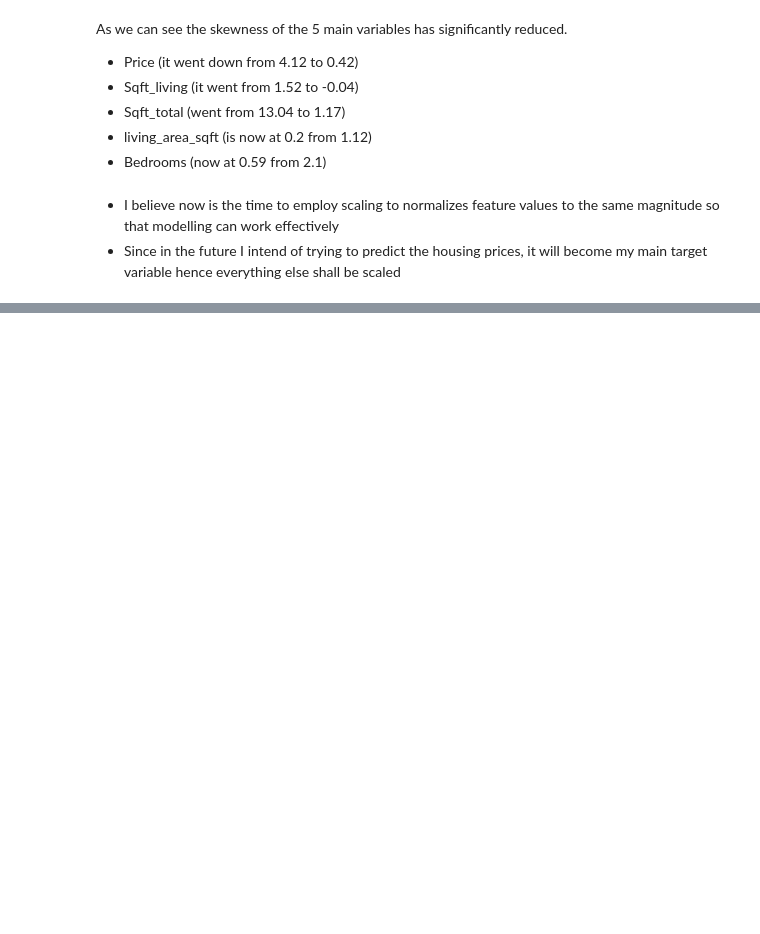
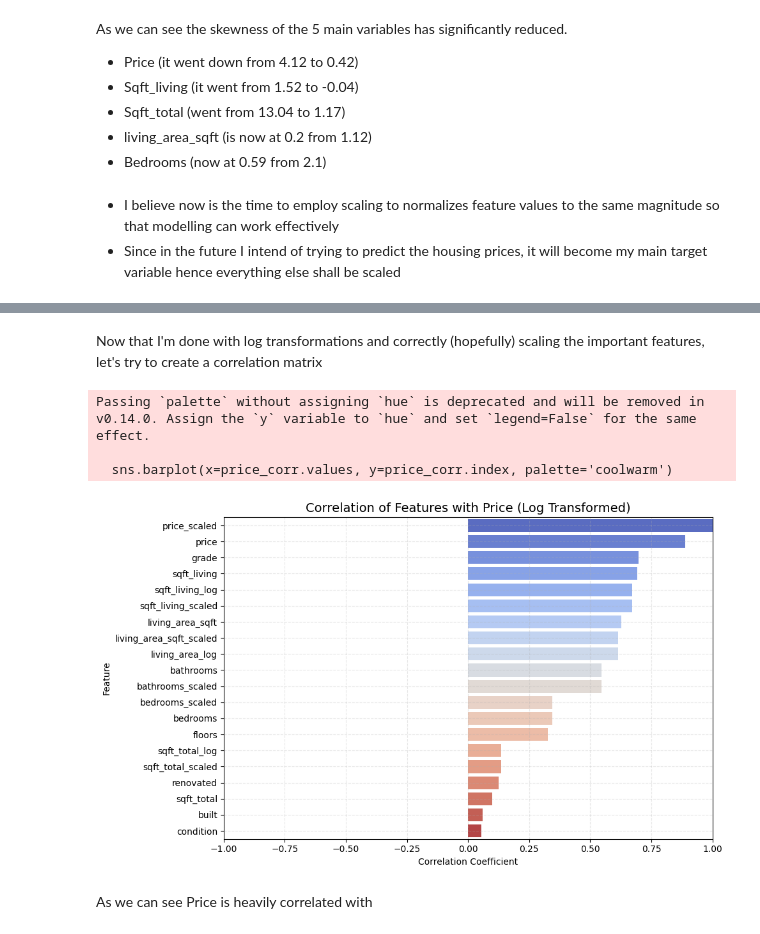
Before and after one commit to OmerTDK/Paris-Housing-Analysis, a Jupyter notebook: Analysis.ipynb, the cells around one changed output, grey strips where cells are left out. Drawn from its saved outputs; the diff is of its cells as text; code cells hidden in the pictures; blank space fills up the shorter version.

Commit message:
Created and interpreted Correlation Matrix

```diff
--- a/Analysis.ipynb
+++ b/Analysis.ipynb
@@ -472,0 +498,9 @@ As we can see the skewness of the 5 main variables has significantly reduced.
+# %%
+from sklearn.preprocessing import StandardScaler, MinMaxScaler
+
+# Create a copy of the DataFrame to preserve original
+df_scaled = df.copy()
+
+# Define the scalers
+standard_scaler = StandardScaler()
+minmax_scaler = MinMaxScaler()
@@ -472,0 +545,31 @@ As we can see the skewness of the 5 main variables has significantly reduced.
+# %% [markdown]
+Now that I'm done with log transformations and correctly (hopefully) scaling the important features, let's try to create a correlation matrix
+# %%
+# Create correlation matrix of all numeric columns
+correlations = df_scaled.corr(numeric_only=True)
+
+# Extract only the correlations with price_log
+price_corr = correlations['price_log'].sort_values(ascending=False)
+
+# Drop self-correlation
+price_corr = price_corr[price_corr.index != 'price_log']
+
+correlation_matrix = df_scaled[selected_features].corr()
+
+# Plot as barplot
+plt.figure(figsize=(10, 6))
+sns.barplot(x=price_corr.values, y=price_corr.index, palette='coolwarm')
+plt.title('Correlation of Features with Price (Log Transformed)', fontsize=14)
+plt.xlabel('Correlation Coefficient')
+plt.ylabel('Feature')
+plt.xlim(-1, 1)
+plt.grid(True, linestyle='--', alpha=0.3)
+plt.tight_layout()
+plt.show()
+# %% [output]
+Passing `palette` without assigning `hue` is deprecated and will be removed in v0.14.0. Assign the `y` variable to `hue` and set `legend=False` for the same effect.
+
+  sns.barplot(x=price_corr.values, y=price_corr.index, palette='coolwarm')
+[figure, added]
+# %% [markdown]
+As we can see Price is heavily correlated with
```
Also changed, not shown: parts of 3 cells of this notebook.
